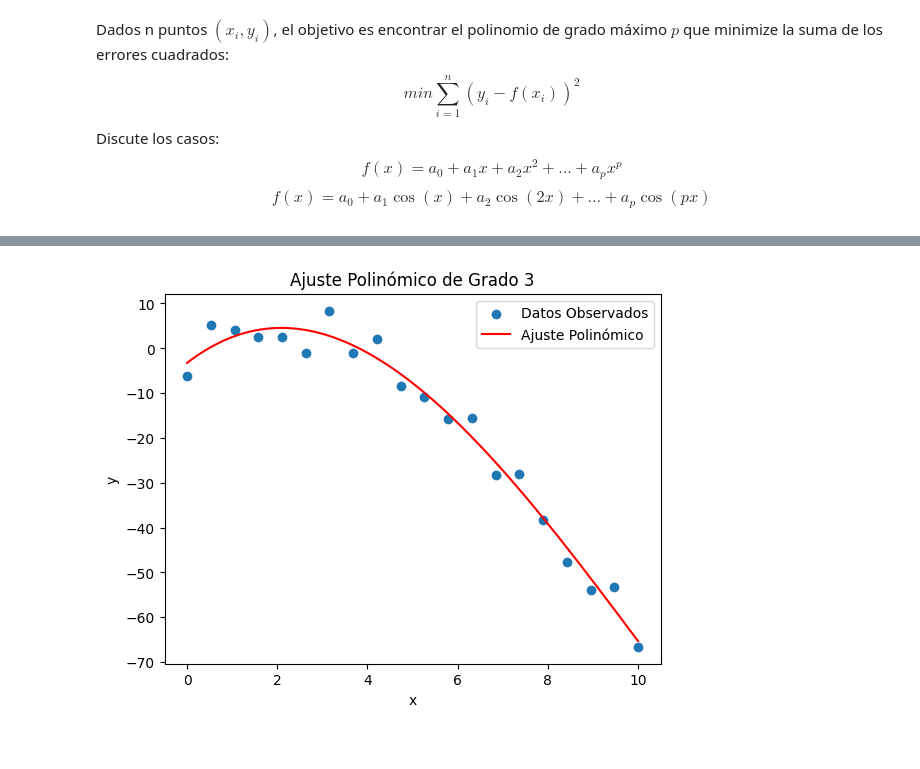
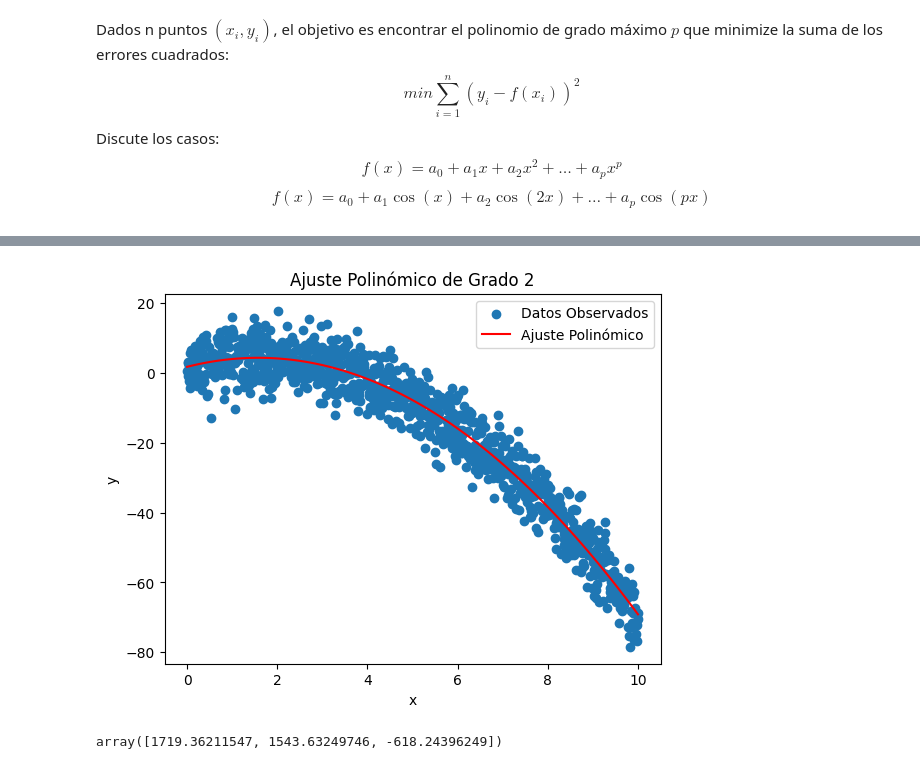
Before and after one commit to LauShang/PCA_ANALISIS, a Jupyter notebook: PCA.ipynb, the cells around one changed output, grey strips where cells are left out. Drawn from its saved outputs; the diff is of its cells as text; code cells hidden in the pictures.

```diff
--- a/PCA.ipynb
+++ b/PCA.ipynb
@@ -196,12 +196,13 @@ $$f(x)=a_0+a_1x+a_2x^2+\dots+a_px^p$$
 $$f(x)=a_0+a_1\cos{(x)}+a_2\cos{(2x)}+\dots+a_p\cos{(px)}$$
 # %%
 # Generar datos sintéticos
-n = 20  # Número de puntos de datos
+n = 1000  # Número de puntos de datos
 x = np.linspace(0, 10, n)  # Valores de x distribuidos uniformemente
-# Supongamos que la función verdadera es y = 2 + 3x - x^2 + ruido
-true_y = 2 + 3 * x - 1 * x**2
-noise = np.random.normal(0, 5, size=n)  # Agregar ruido gaussiano
-y = true_y + noise  # Datos observados con ruido
+true_y = 2 + 3 * x - 1 * x**2 # y = 2 + 3x - x^2 + ruido
+noise = np.random.normal(0, 5, size=n)
+true_y_cosine = 2 + 3 * np.cos(x) + -1 * np.cos(2 * x) # y = 2 + 3cos(x) - cos(2x) + ruido
+y = true_y + noise
+y_cosine = true_y_cosine + noise
 # %%
 plt.scatter(x, y, label='Datos Observados')
 plt.xlabel('x')
@@ -213,0 +224,4 @@ plt.show()
+# %%
+p = 2  # Grado del polinomio
+# Inicializar la matriz de diseño A
+A_poly = np.zeros((n, p + 1))
@@ -214,34 +243,19 @@ plt.show()
 # %%
-p = 3  # Grado del polinomio
-# Inicializar la matriz de diseño A
-A_poly = np.zeros((n, p + 1))
-
-# Rellenar la matriz de diseño
-for i in range(n):
-    for j in range(p + 1):
-        A_poly[i, j] = x[i] ** j
-# Calcular A^T A y A^T y
-AtA_poly = A_poly.T @ A_poly
-AtY_poly = A_poly.T @ y
-
-# Resolver para obtener los coeficientes del polinomio
-coefficients_poly = np.linalg.solve(AtA_poly, AtY_poly)
 def polynomial(x_vals, coeffs):
     y_vals = np.zeros_like(x_vals)
     for j, a_j in enumerate(coeffs):
         y_vals += a_j * x_vals ** j
     return y_vals
-# Valores de x para la gráfica suave del polinomio ajustado
-x_fit = np.linspace(np.min(x), np.max(x), 100)
+
 y_fit_poly = polynomial(x_fit, coefficients_poly)
 
 # Graficar los datos y el polinomio ajustado
 plt.scatter(x, y, label='Datos Observados')
 plt.plot(x_fit, y_fit_poly, 'r', label='Ajuste Polinómico')
 plt.xlabel('x')
 plt.ylabel('y')
 plt.title('Ajuste Polinómico de Grado {}'.format(p))
 plt.legend()
 plt.show()
 # %% [output]
-[figure, old version]
+[figure, new version]
@@ -248 +275,5 @@ plt.show()
+# %%
+AtY_cosine
+# %% [output]
+array([1719.36211547, 1543.63249746, -618.24396249])
 # %%
```
Also changed, not shown: parts of 11 cells of this notebook.
